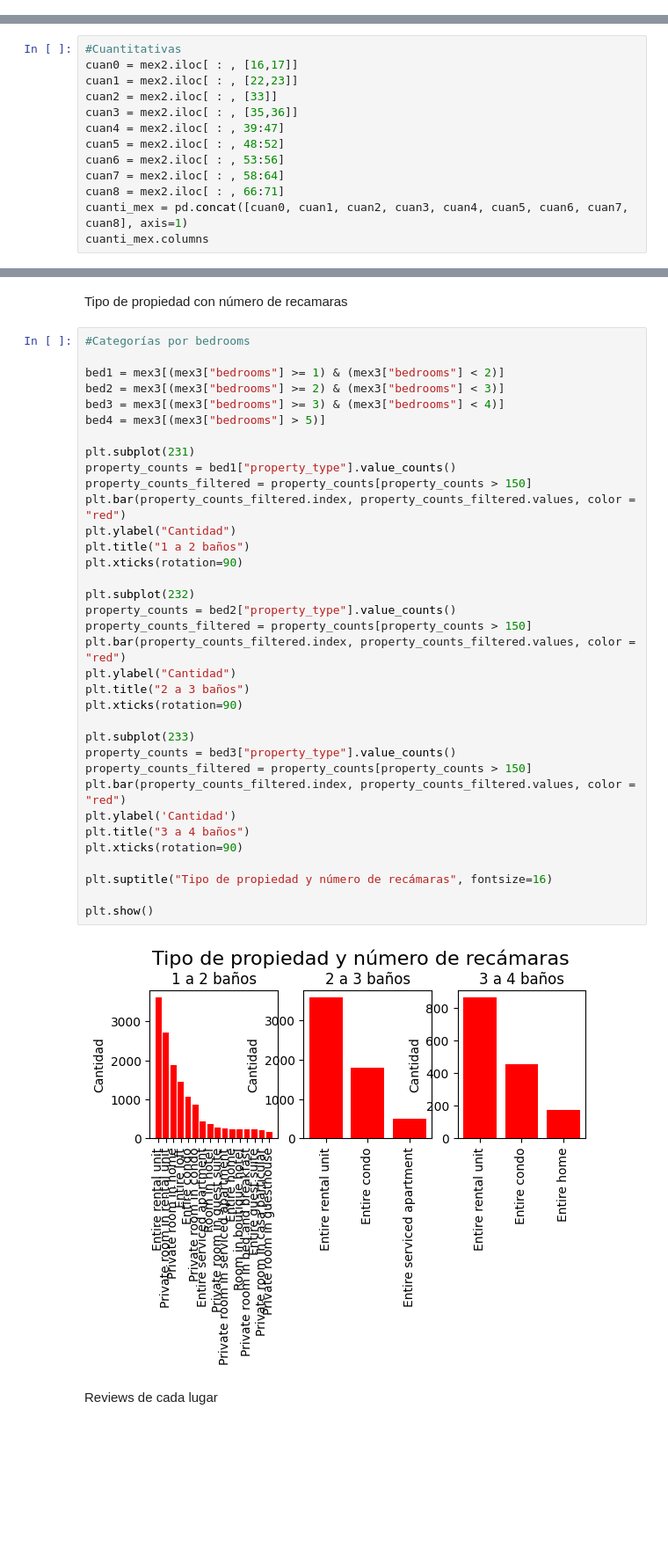
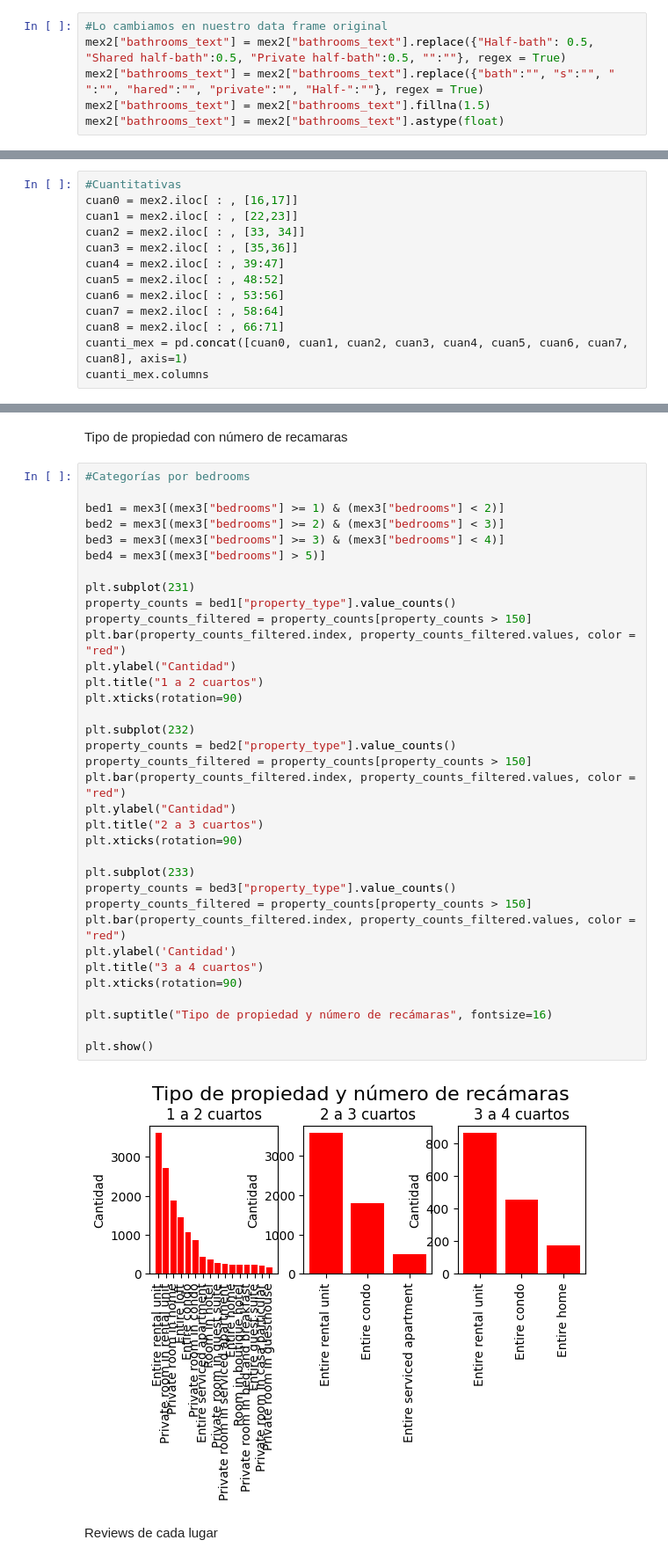
Before and after one commit to MarianaMr06/Actividad_6_Reto_Final, a Jupyter notebook: Actividad_6_Reto_Final.ipynb, the cells around one changed output, grey strips where cells are left out. Shown at 88% size. Cells and saved outputs as stored; diff of their text form; blank space fills up the shorter version.

```diff
--- a/Actividad_6_Reto_Final.ipynb
+++ b/Actividad_6_Reto_Final.ipynb
@@ -265,3 +283,9 @@ mex2["host_response_rate"] = mex2["host_response_rate"].fillna(94.53)
+# %%
+#Lo cambiamos en nuestro data frame original
+mex2["bathrooms_text"] = mex2["bathrooms_text"].replace({"Half-bath": 0.5, "Shared half-bath":0.5, "Private half-bath":0.5, "":""}, regex = True)
+mex2["bathrooms_text"] = mex2["bathrooms_text"].replace({"bath":"", "s":"", " ":"", "hared":"", "private":"", "Half-":""}, regex = True)
+mex2["bathrooms_text"] = mex2["bathrooms_text"].fillna(1.5)
+mex2["bathrooms_text"] = mex2["bathrooms_text"].astype(float)
 # %%
 #Media
 columnas_rellenar_media = ["maximum_maximum_nights", "maximum_nights_avg_ntm", "review_scores_rating", "review_scores_accuracy", "review_scores_cleanliness", "review_scores_checkin", "review_scores_communication", "review_scores_location", "review_scores_value", "reviews_per_month", "minimum_nights_avg_ntm"]
@@ -387,7 +411,7 @@ Price no porque no son outliers
 #Cuantitativas
 cuan0 = mex2.iloc[ : , [16,17]]
 cuan1 = mex2.iloc[ : , [22,23]]
-cuan2 = mex2.iloc[ : , [33]]
+cuan2 = mex2.iloc[ : , [33, 34]]
 cuan3 = mex2.iloc[ : , [35,36]]
 cuan4 = mex2.iloc[ : , 39:47]
 cuan5 = mex2.iloc[ : , 48:52]
@@ -756,37 +789,37 @@ Tipo de propiedad con número de recamaras
 bed1 = mex3[(mex3["bedrooms"] >= 1) & (mex3["bedrooms"] < 2)]
 bed2 = mex3[(mex3["bedrooms"] >= 2) & (mex3["bedrooms"] < 3)]
 bed3 = mex3[(mex3["bedrooms"] >= 3) & (mex3["bedrooms"] < 4)]
 bed4 = mex3[(mex3["bedrooms"] > 5)]
 
 plt.subplot(231)
 property_counts = bed1["property_type"].value_counts()
 property_counts_filtered = property_counts[property_counts > 150]
 plt.bar(property_counts_filtered.index, property_counts_filtered.values, color = "red")
 plt.ylabel("Cantidad")
-plt.title("1 a 2 baños")
+plt.title("1 a 2 cuartos")
 plt.xticks(rotation=90)
 
 plt.subplot(232)
 property_counts = bed2["property_type"].value_counts()
 property_counts_filtered = property_counts[property_counts > 150]
 plt.bar(property_counts_filtered.index, property_counts_filtered.values, color = "red")
 plt.ylabel("Cantidad")
-plt.title("2 a 3 baños")
+plt.title("2 a 3 cuartos")
 plt.xticks(rotation=90)
 
 plt.subplot(233)
 property_counts = bed3["property_type"].value_counts()
 property_counts_filtered = property_counts[property_counts > 150]
 plt.bar(property_counts_filtered.index, property_counts_filtered.values, color = "red")
 plt.ylabel('Cantidad')
-plt.title("3 a 4 baños")
+plt.title("3 a 4 cuartos")
 plt.xticks(rotation=90)
 
 plt.suptitle("Tipo de propiedad y número de recámaras", fontsize=16)
 
 plt.show()
 # %% [output]
-[figure, old version]
+[figure, new version]
 # %% [markdown]
 Reviews de cada lugar
 # %%
```
Also changed, not shown: parts of 32 cells of this notebook, 11 other files.
